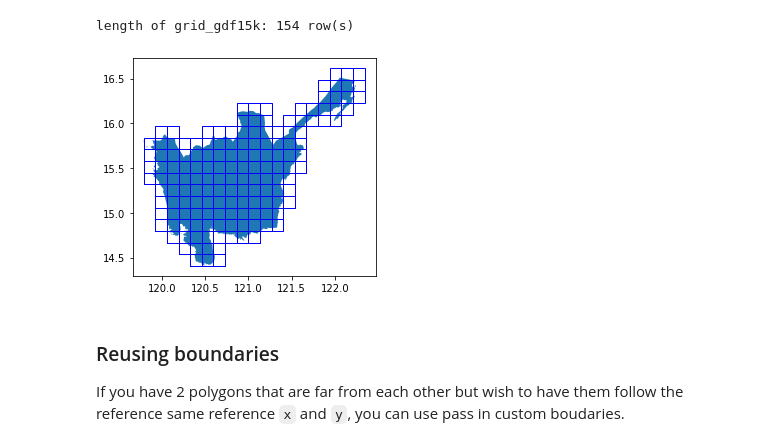
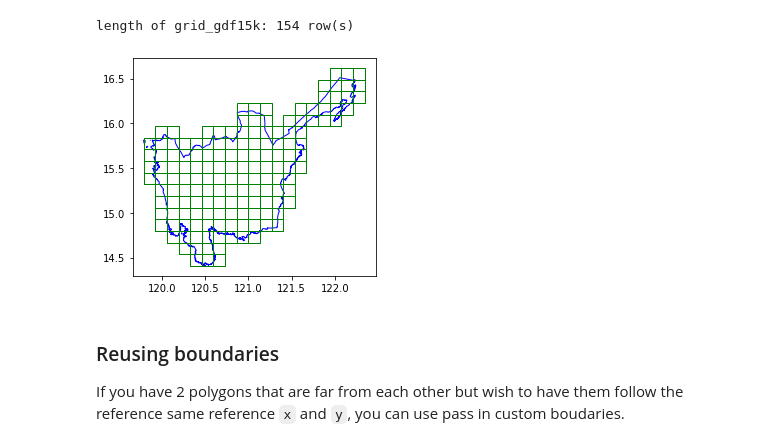
Before and after one commit to thinkingmachines/geowrangler, a Jupyter notebook: notebooks/tutorial.grids.ipynb, the cells around one changed output. Drawn from its saved outputs; the diff is of its cells as text; code cells hidden in the pictures.

```diff
--- a/notebooks/tutorial.grids.ipynb
+++ b/notebooks/tutorial.grids.ipynb
@@ -151,7 +172,7 @@ grid_gdf5k[grid_gdf5k["x"] == 10].plot(ax=ax, facecolor="none", edgecolor="green
 ### Gridding at a coarser resolution
 Let's try the same process but with a bigger grid (15K)
 # %%
-grid_generator15k = grids.SquareGridGenerator(15000)  # 15 km x 15 km grids
+grid_generator15k = grids.SquareGridGenerator(15_000)  # 15 km x 15 km grids
 # %% [markdown]
 Generate square grids
 > Notice the time taken to grid the multi polygon at 15K resolution (compared to 5K resolution)
@@ -175,10 +194,9 @@ length of grid_gdf15k: 154 row(s)
 assert len(grid_gdf15k) == 154
 # %%
-# slow
-ax = region3_gdf.plot()
-ax = grid_gdf15k.plot(ax=ax, facecolor="none", edgecolor="blue")
+ax = region3_gdf.plot(facecolor="none", edgecolor="blue")
+ax = grid_gdf15k.plot(ax=ax, facecolor="none", edgecolor="green")
 # %% [output]
-[figure, old version]
+[figure, new version]
 # %% [markdown]
 ### Reusing boundaries
 If you have 2 polygons that are far from each other but wish to have them follow the reference same reference `x` and `y`, you can use pass in custom boudaries.
```
Also changed, not shown: parts of 58 cells of this notebook.
